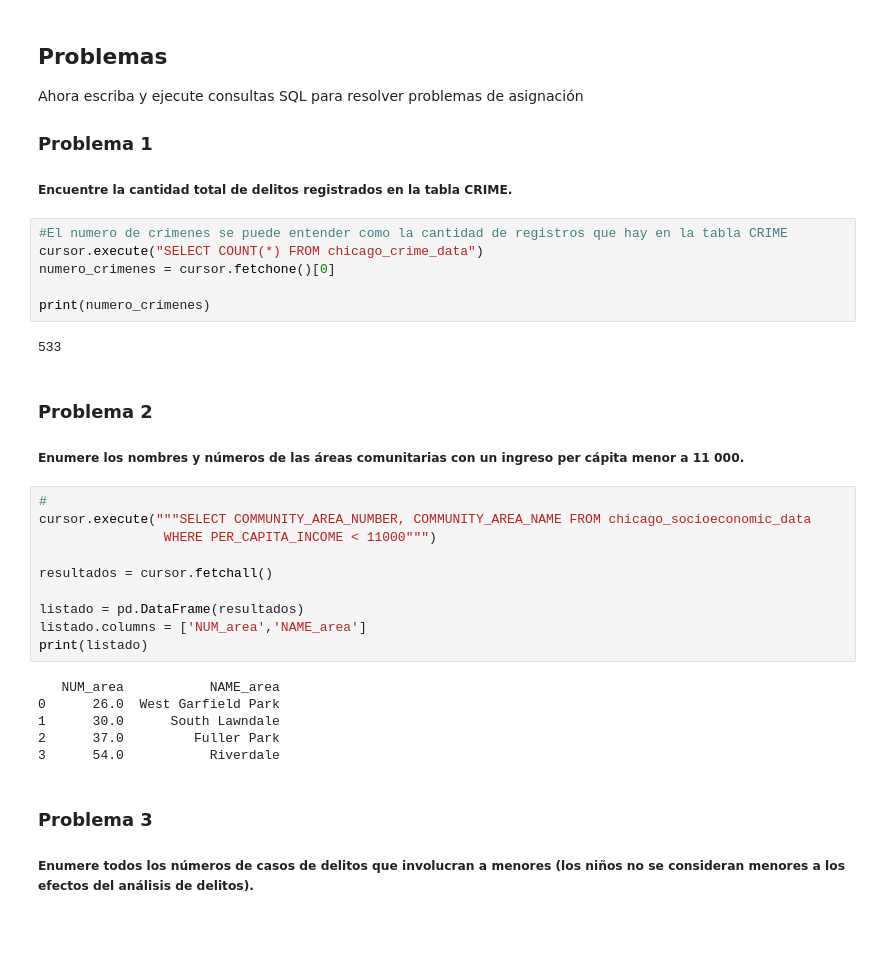
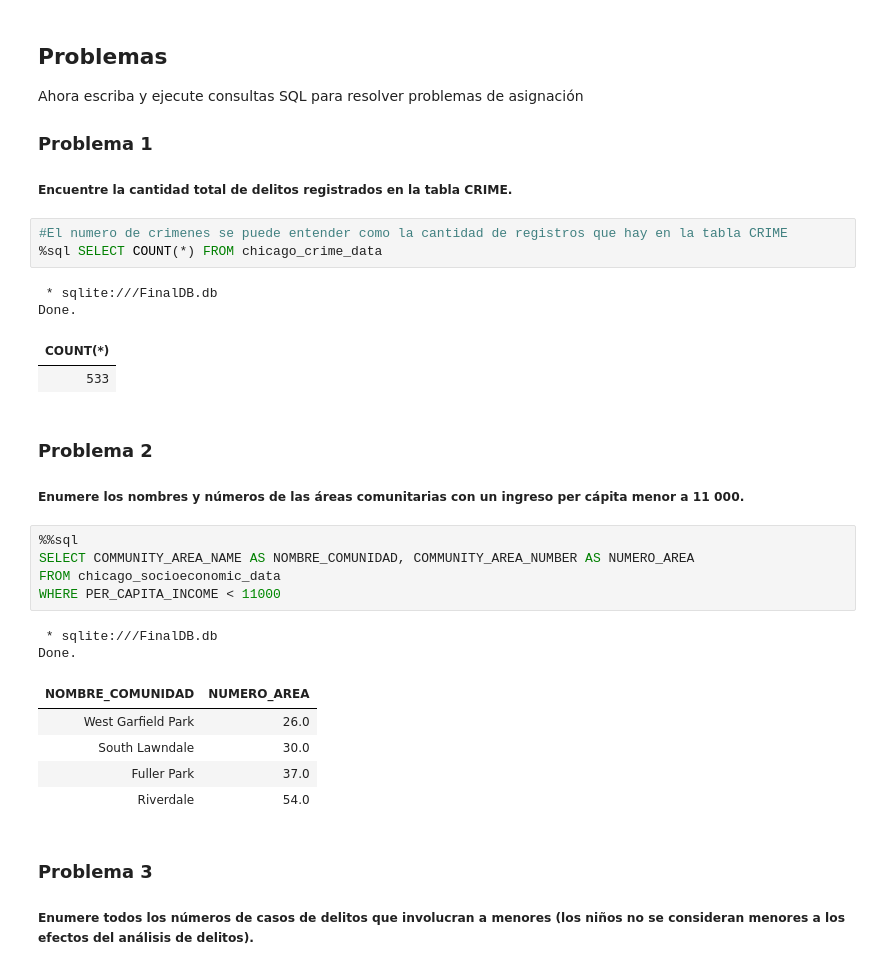
Before and after one commit to flavioaguirre/final_project_SQL_IBM, a Jupyter notebook: mod5-final-project-v2.ipynb, the cells around one changed output. Drawn from its saved outputs; the diff is of its cells as text; blank space fills up the shorter version.

```diff
--- a/mod5-final-project-v2.ipynb
+++ b/mod5-final-project-v2.ipynb
@@ -187,32 +188,29 @@ Ahora escriba y ejecute consultas SQL para resolver problemas de asignación
 ##### Encuentre la cantidad total de delitos registrados en la tabla CRIME.
 # %%
 #El numero de crimenes se puede entender como la cantidad de registros que hay en la tabla CRIME
-cursor.execute("SELECT COUNT(*) FROM chicago_crime_data")
-numero_crimenes = cursor.fetchone()[0]
-
-print(numero_crimenes)
+%sql SELECT COUNT(*) FROM chicago_crime_data
 # %% [output]
-533
+ * sqlite:///FinalDB.db
+Done.
+| COUNT(*) |
+| 533 |
 # %% [markdown]
 ### Problema 2
 
 ##### Enumere los nombres y números de las áreas comunitarias con un ingreso per cápita menor a 11 000.
-# %%
-#
-cursor.execute("""SELECT COMMUNITY_AREA_NUMBER, COMMUNITY_AREA_NAME FROM chicago_socioeconomic_data
-                WHERE PER_CAPITA_INCOME < 11000""")
-
-resultados = cursor.fetchall()
-
-listado = pd.DataFrame(resultados)
-listado.columns = ['NUM_area','NAME_area']
-print(listado)
-# %% [output]
-   NUM_area           NAME_area
-0      26.0  West Garfield Park
-1      30.0      South Lawndale
-2      37.0         Fuller Park
-3      54.0           Riverdale
+# %%
+%%sql
+SELECT COMMUNITY_AREA_NAME AS NOMBRE_COMUNIDAD, COMMUNITY_AREA_NUMBER AS NUMERO_AREA
+FROM chicago_socioeconomic_data
+WHERE PER_CAPITA_INCOME < 11000
+# %% [output]
+ * sqlite:///FinalDB.db
+Done.
+| NOMBRE_COMUNIDAD | NUMERO_AREA |
+| West Garfield Park | 26.0 |
+| South Lawndale | 30.0 |
+| Fuller Park | 37.0 |
+| Riverdale | 54.0 |
 # %% [markdown]
 ### Problema 3
 
```
Also changed, not shown: parts of 7 cells of this notebook, 1 other file.
